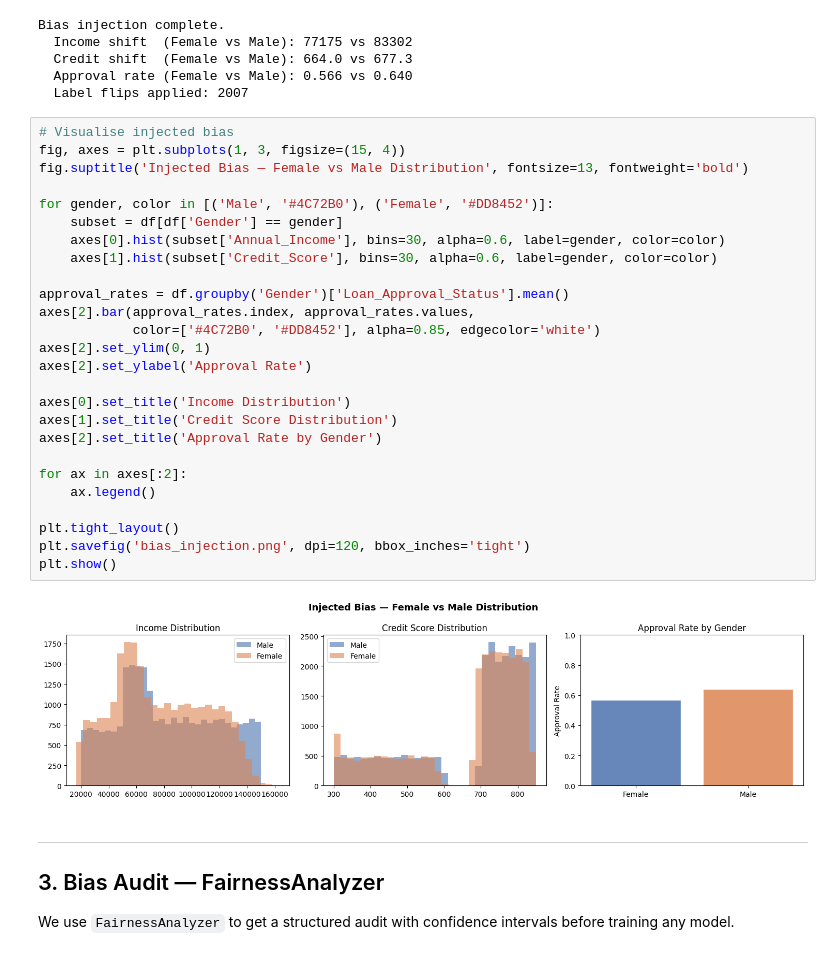
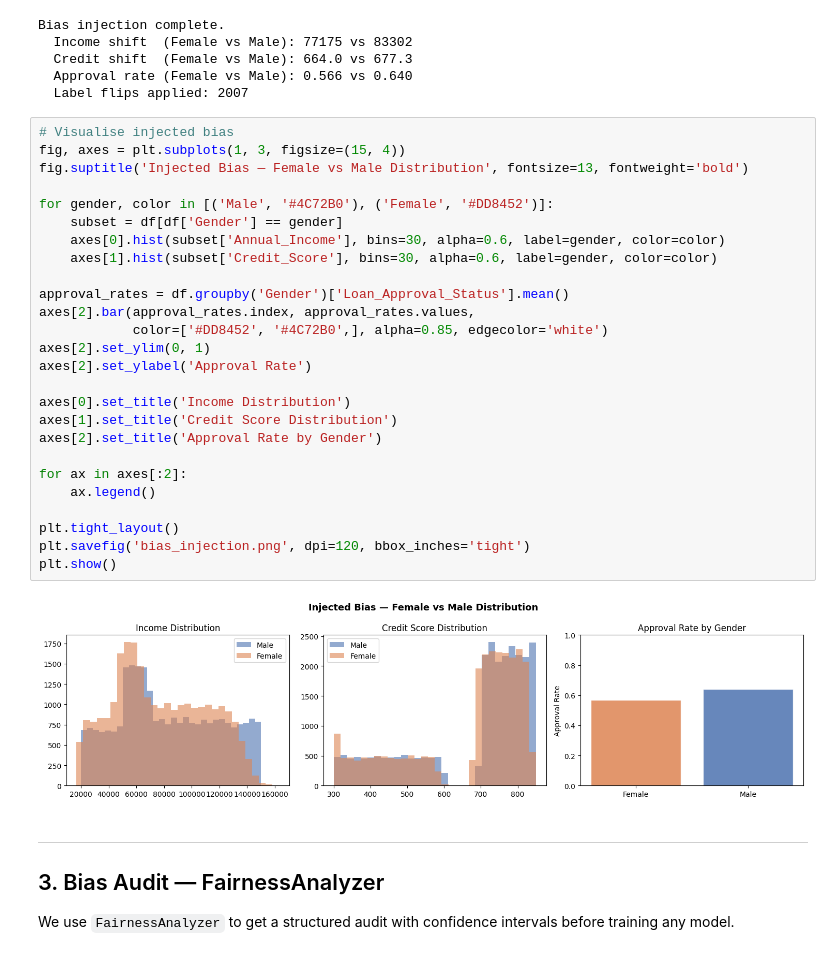
Before and after one commit to GabrieleL98/AI-Ethics-Project, a Jupyter notebook: pipeline/demo.ipynb, the cells around one changed output. Drawn from its saved outputs; the diff is of its cells as text.

```diff
--- a/pipeline/demo.ipynb
+++ b/pipeline/demo.ipynb
@@ -96,31 +96,31 @@ Bias injection complete.
 # %%
 # Visualise injected bias
 fig, axes = plt.subplots(1, 3, figsize=(15, 4))
 fig.suptitle('Injected Bias — Female vs Male Distribution', fontsize=13, fontweight='bold')
 
 for gender, color in [('Male', '#4C72B0'), ('Female', '#DD8452')]:
     subset = df[df['Gender'] == gender]
     axes[0].hist(subset['Annual_Income'], bins=30, alpha=0.6, label=gender, color=color)
     axes[1].hist(subset['Credit_Score'], bins=30, alpha=0.6, label=gender, color=color)
 
 approval_rates = df.groupby('Gender')['Loan_Approval_Status'].mean()
 axes[2].bar(approval_rates.index, approval_rates.values,
-            color=['#4C72B0', '#DD8452'], alpha=0.85, edgecolor='white')
+            color=['#DD8452', '#4C72B0',], alpha=0.85, edgecolor='white')
 axes[2].set_ylim(0, 1)
 axes[2].set_ylabel('Approval Rate')
 
 axes[0].set_title('Income Distribution')
 axes[1].set_title('Credit Score Distribution')
 axes[2].set_title('Approval Rate by Gender')
 
 for ax in axes[:2]:
     ax.legend()
 
 plt.tight_layout()
 plt.savefig('bias_injection.png', dpi=120, bbox_inches='tight')
 plt.show()
 # %% [output]
-[figure, old version]
+[figure, new version]
 # %% [markdown]
 ---
 ## 3. Bias Audit — FairnessAnalyzer
```
Also changed, not shown: parts of 8 cells of this notebook, 2 other files.
